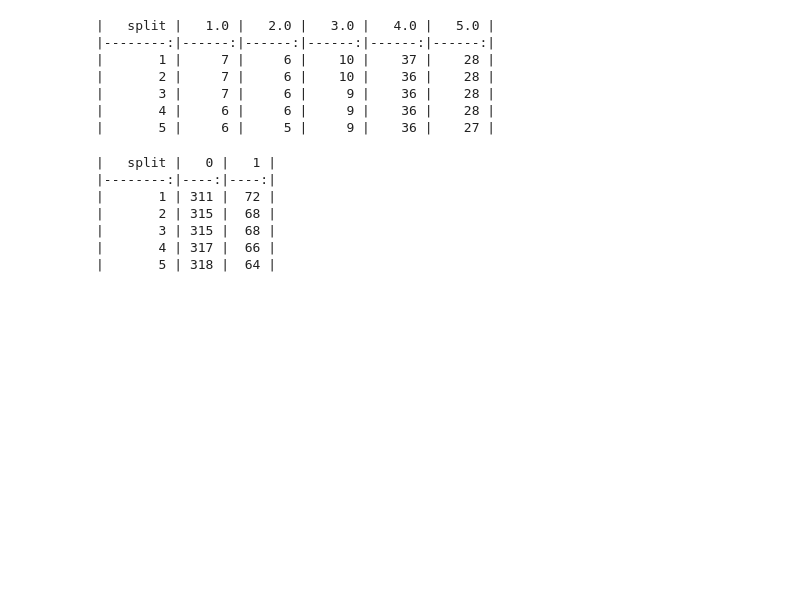
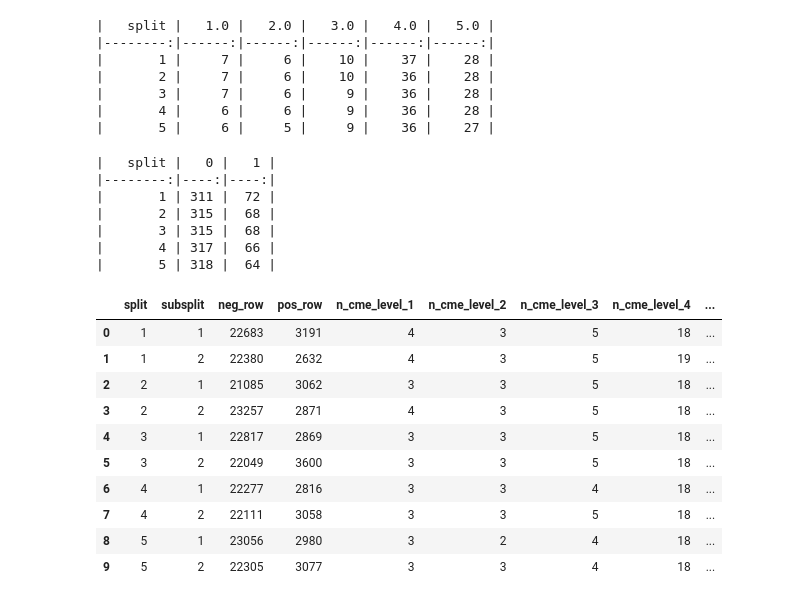
Before and after one commit to JulioHC00/cmesrc, a Jupyter notebook: notebooks/36-jhc-data_reduction_summary.ipynb, the cells around one changed output. Cells and saved outputs as stored; diff of their text form; code cells hidden in the pictures; blank space fills up the shorter version.

```diff
--- a/notebooks/36-jhc-data_reduction_summary.ipynb
+++ b/notebooks/36-jhc-data_reduction_summary.ipynb
@@ -320,3 +321,18 @@ print(nreg_pivot.to_markdown())
 |       3 | 315 |  68 |
 |       4 | 317 |  66 |
 |       5 | 318 |  64 |
+# %%
+df = pd.read_csv("/home/julio/Downloads/pivots.csv")
+df
+# %% [output]
+|  | split | subsplit | neg_row | pos_row | n_cme_level_1 | n_cme_level_2 | n_cme_level_3 | n_cme_level_4 | ... |
+| 0 | 1 | 1 | 22683 | 3191 | 4 | 3 | 5 | 18 | ... |
+| 1 | 1 | 2 | 22380 | 2632 | 4 | 3 | 5 | 19 | ... |
+| 2 | 2 | 1 | 21085 | 3062 | 3 | 3 | 5 | 18 | ... |
+| 3 | 2 | 2 | 23257 | 2871 | 4 | 3 | 5 | 18 | ... |
+| 4 | 3 | 1 | 22817 | 2869 | 3 | 3 | 5 | 18 | ... |
+| 5 | 3 | 2 | 22049 | 3600 | 3 | 3 | 5 | 18 | ... |
+| 6 | 4 | 1 | 22277 | 2816 | 3 | 3 | 4 | 18 | ... |
+| 7 | 4 | 2 | 22111 | 3058 | 3 | 3 | 5 | 18 | ... |
+| 8 | 5 | 1 | 23056 | 2980 | 3 | 2 | 4 | 18 | ... |
+| 9 | 5 | 2 | 22305 | 3077 | 3 | 3 | 4 | 18 | ... |
```
Also changed, not shown: parts of 4 cells of this notebook, 1 other file.
